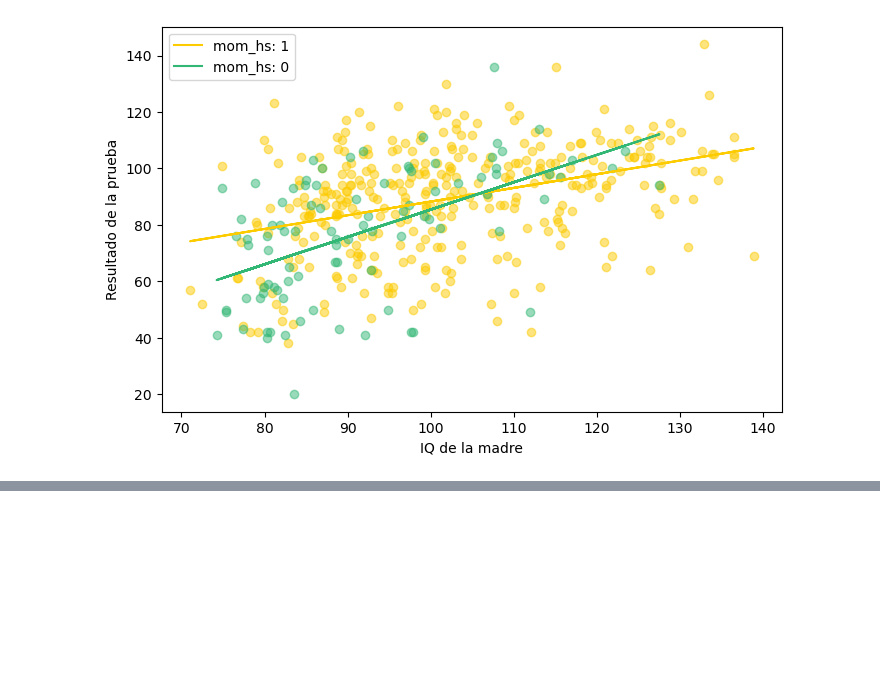
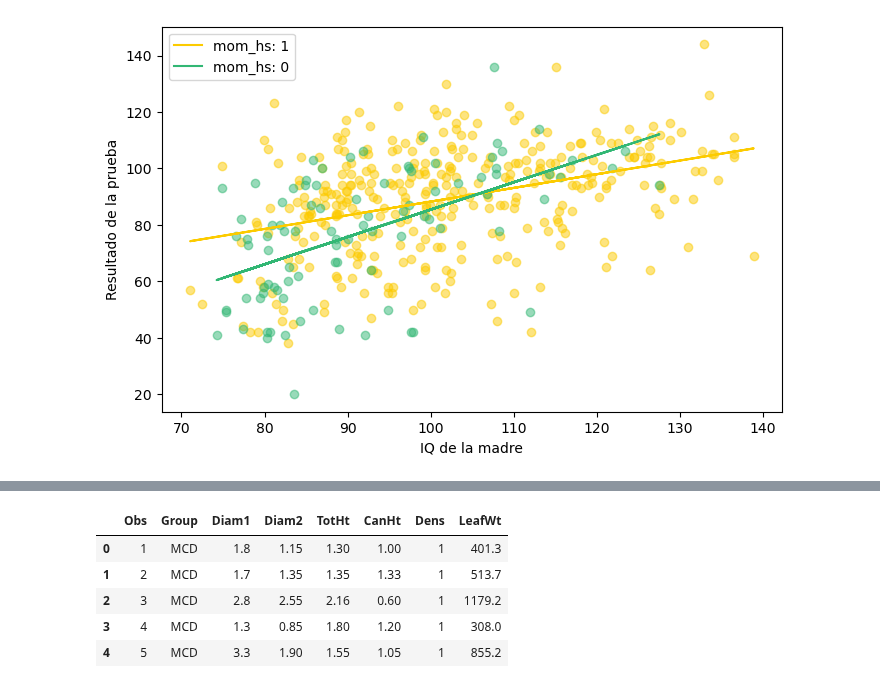
Before and after one commit to CAMM961001/bayesian_analysis, a Jupyter notebook: notebooks/03_regresion_lineal.ipynb, the cells around one changed output, grey strips where cells are left out. Cells and saved outputs as stored; diff of their text form; code cells hidden in the pictures; blank space fills up the shorter version.

```diff
--- a/notebooks/03_regresion_lineal.ipynb
+++ b/notebooks/03_regresion_lineal.ipynb
@@ -315,0 +323,10 @@ Observamos que claramente existe una diferencia en la pendiente del modelo cuand
+# %%
+mesquite = pd.read_csv(os.path.join(DATA, 'mesquite.csv'))
+mesquite.head()
+# %% [output]
+|  | Obs | Group | Diam1 | Diam2 | TotHt | CanHt | Dens | LeafWt |
+| 0 | 1 | MCD | 1.8 | 1.15 | 1.30 | 1.00 | 1 | 401.3 |
+| 1 | 2 | MCD | 1.7 | 1.35 | 1.35 | 1.33 | 1 | 513.7 |
+| 2 | 3 | MCD | 2.8 | 2.55 | 2.16 | 0.60 | 1 | 1179.2 |
+| 3 | 4 | MCD | 1.3 | 0.85 | 1.80 | 1.20 | 1 | 308.0 |
+| 4 | 5 | MCD | 3.3 | 1.90 | 1.55 | 1.05 | 1 | 855.2 |
```
Also changed, not shown: parts of 9 cells of this notebook.
